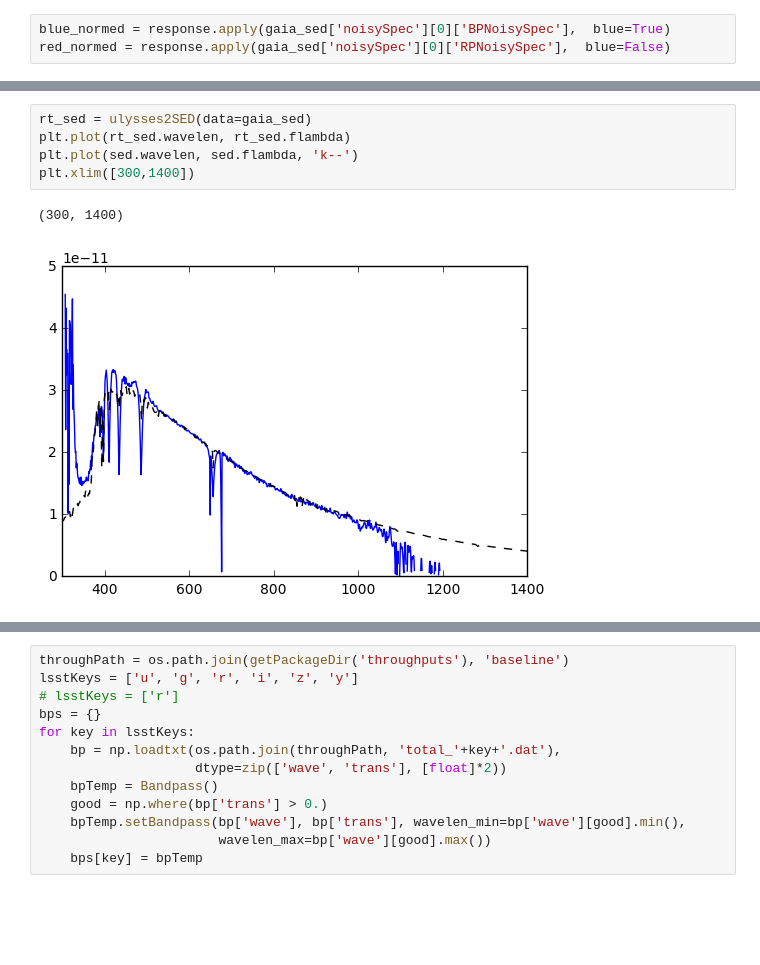
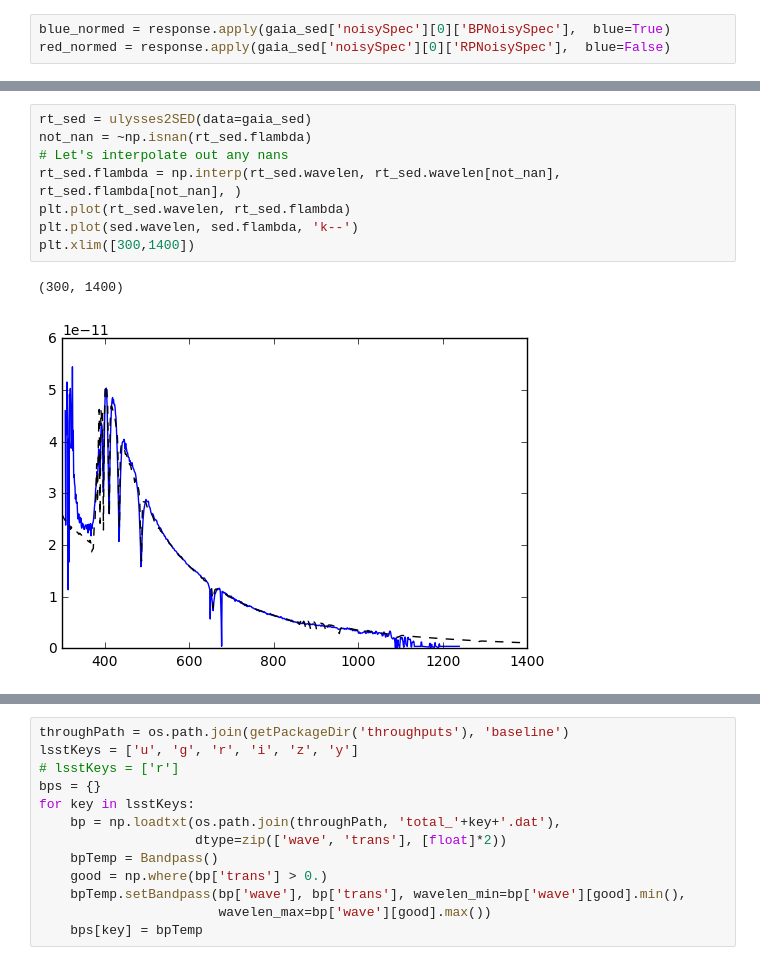
Before and after one commit to lsst-sims/sims_gaia_calib, a Jupyter notebook: python/example_plots.ipynb, the cells around one changed output, grey strips where cells are left out. Drawn from its saved outputs; the diff is of its cells as text; blank space fills up the shorter version.

```diff
--- a/python/example_plots.ipynb
+++ b/python/example_plots.ipynb
@@ -59,11 +59,14 @@ plt.xlim([300,1400])
 # %%
 rt_sed = ulysses2SED(data=gaia_sed)
+not_nan = ~np.isnan(rt_sed.flambda)
+# Let's interpolate out any nans
+rt_sed.flambda = np.interp(rt_sed.wavelen, rt_sed.wavelen[not_nan], rt_sed.flambda[not_nan], )
 plt.plot(rt_sed.wavelen, rt_sed.flambda)
 plt.plot(sed.wavelen, sed.flambda, 'k--')
 plt.xlim([300,1400])
 # %% [output]
 (300, 1400)
-[figure, old version]
+[figure, new version]
 # %%
 plt.plot(sed.wavelen, sed.flambda, 'k--')
 plt.xlim([300,1400])
```
Also changed, not shown: parts of 6 cells of this notebook, 2 other files.
